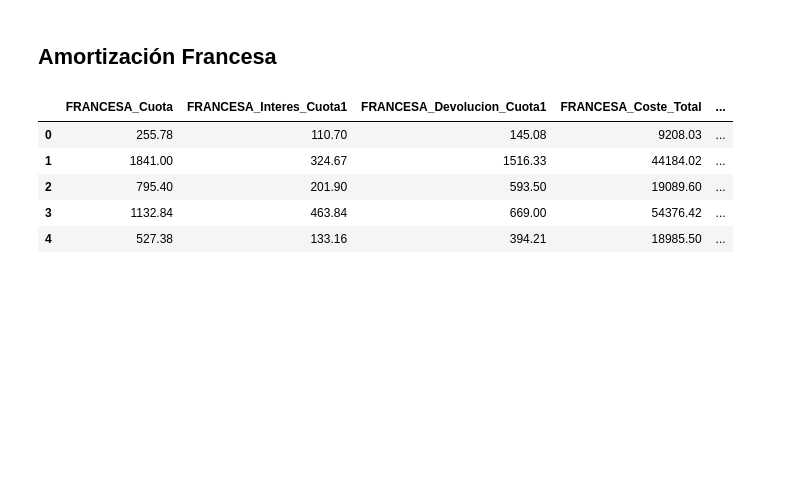
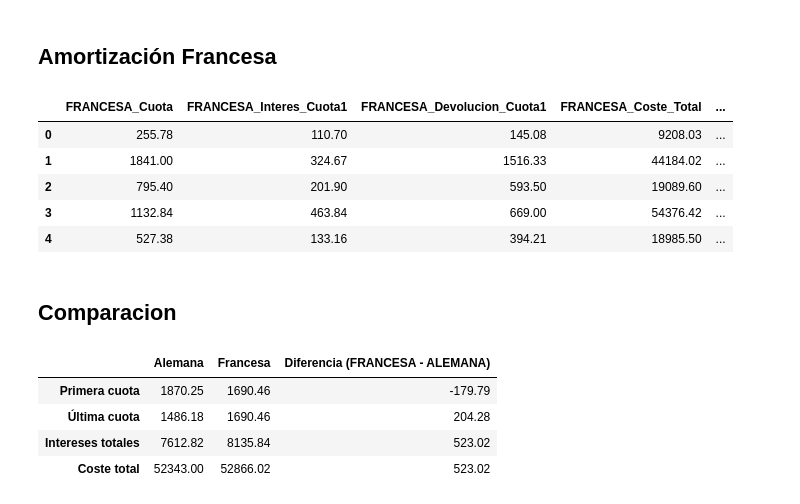
Before and after one commit to NaiaArroyo/RETO-5-NARANJA, a Jupyter notebook: Notebook Amortizacion Francesa y Aleman.ipynb, the cells around one changed output. Cells and saved outputs as stored; diff of their text form; code cells hidden in the pictures; blank space fills up the shorter version.

Commit message:
Hacer comparacion de las amortizaciones

```diff
--- a/Notebook Amortizacion Francesa y Aleman.ipynb
+++ b/Notebook Amortizacion Francesa y Aleman.ipynb
@@ -71,3 +71,18 @@ df.filter(like="FRANCESA").head().round(2)
 | 2 | 795.40 | 201.90 | 593.50 | 19089.60 | ... |
 | 3 | 1132.84 | 463.84 | 669.00 | 54376.42 | ... |
 | 4 | 527.38 | 133.16 | 394.21 | 18985.50 | ... |
+# %% [markdown]
+## Comparacion
+# %%
+comparacion= pd.DataFrame({ "Alemana": [df["ALEMANA_Cuota_Primera"].mean(), df["ALEMANA_Cuota_Ultima"].mean(), df["ALEMANA_Intereses_Totales"].mean(), df["ALEMANA_Coste_Total"].mean()],
+                           "Francesa": [df["FRANCESA_Cuota"].mean(), df["FRANCESA_Cuota"].mean(),df["FRANCESA_Intereses_Totales"].mean(), df["FRANCESA_Coste_Total"].mean()],
+                           }, index=["Primera cuota", "Última cuota", "Intereses totales", "Coste total"])
+# %%
+comparacion["Diferencia (FRANCESA - ALEMANA)"] = comparacion["Francesa"] - comparacion["Alemana"]
+comparacion.round(2)
+# %% [output]
+|  | Alemana | Francesa | Diferencia (FRANCESA - ALEMANA) |
+| Primera cuota | 1870.25 | 1690.46 | -179.79 |
+| Última cuota | 1486.18 | 1690.46 | 204.28 |
+| Intereses totales | 7612.82 | 8135.84 | 523.02 |
+| Coste total | 52343.00 | 52866.02 | 523.02 |
```
Also changed, not shown: parts of 3 cells of this notebook.
